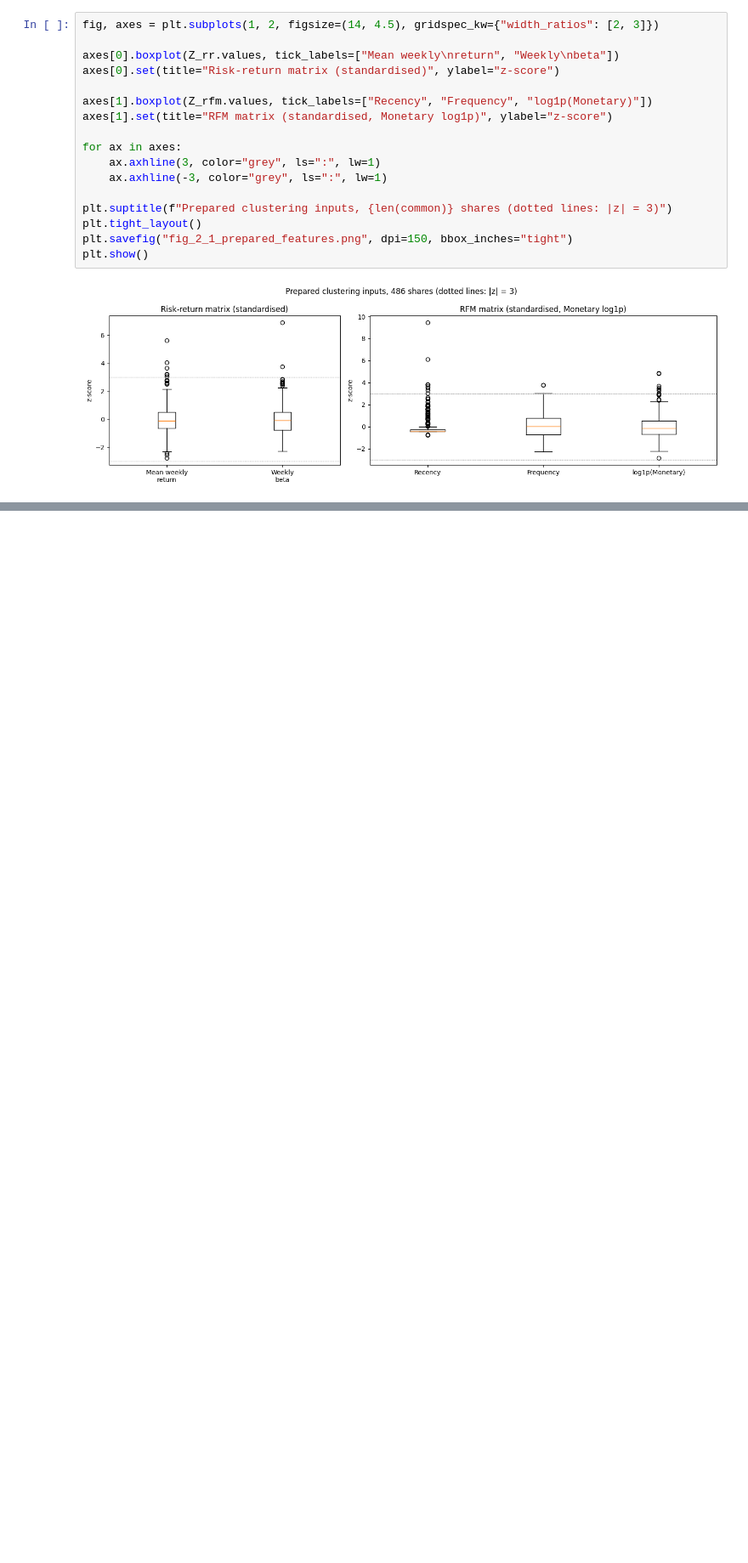
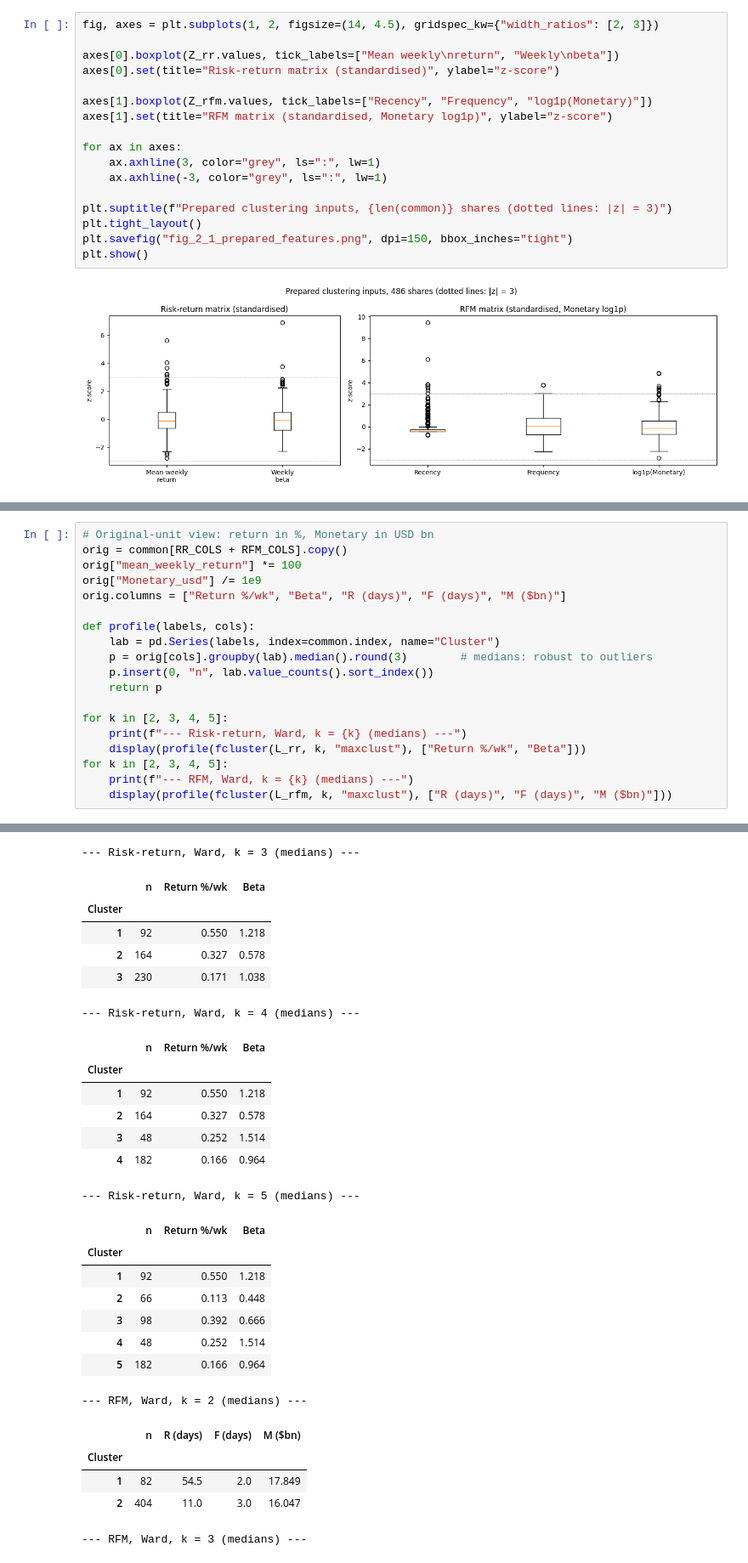
Before and after one commit to Dheena2411/CRM-CM-CW1, a Jupyter notebook: CRM&CM_CW1_T1_T2.ipynb, the cells around one changed output, grey strips where cells are left out. Shown at 85% size. Drawn from its saved outputs; the diff is of its cells as text; blank space fills up the shorter version.

```diff
--- a/CRM&CM_CW1_T1_T2.ipynb
+++ b/CRM&CM_CW1_T1_T2.ipynb
@@ -924,0 +1000,20 @@ plt.show()
+# %%
+# Original-unit view: return in %, Monetary in USD bn
+orig = common[RR_COLS + RFM_COLS].copy()
+orig["mean_weekly_return"] *= 100
+orig["Monetary_usd"] /= 1e9
+orig.columns = ["Return %/wk", "Beta", "R (days)", "F (days)", "M ($bn)"]
+
+def profile(labels, cols):
+    lab = pd.Series(labels, index=common.index, name="Cluster")
+    p = orig[cols].groupby(lab).median().round(3)        # medians: robust to outliers
+    p.insert(0, "n", lab.value_counts().sort_index())
+    return p
+
+for k in [2, 3, 4, 5]:
+    print(f"--- Risk-return, Ward, k = {k} (medians) ---")
+    display(profile(fcluster(L_rr, k, "maxclust"), ["Return %/wk", "Beta"]))
+for k in [2, 3, 4, 5]:
+    print(f"--- RFM, Ward, k = {k} (medians) ---")
+    display(profile(fcluster(L_rfm, k, "maxclust"), ["R (days)", "F (days)", "M ($bn)"]))
+# %% [output]
@@ -924,0 +1025,27 @@ plt.show()
+--- Risk-return, Ward, k = 3 (medians) ---
+|  | n | Return %/wk | Beta |
+| Cluster |  |  |  |
+| 1 | 92 | 0.550 | 1.218 |
+| 2 | 164 | 0.327 | 0.578 |
+| 3 | 230 | 0.171 | 1.038 |
+--- Risk-return, Ward, k = 4 (medians) ---
+|  | n | Return %/wk | Beta |
+| Cluster |  |  |  |
+| 1 | 92 | 0.550 | 1.218 |
+| 2 | 164 | 0.327 | 0.578 |
+| 3 | 48 | 0.252 | 1.514 |
+| 4 | 182 | 0.166 | 0.964 |
+--- Risk-return, Ward, k = 5 (medians) ---
+|  | n | Return %/wk | Beta |
+| Cluster |  |  |  |
+| 1 | 92 | 0.550 | 1.218 |
+| 2 | 66 | 0.113 | 0.448 |
+| 3 | 98 | 0.392 | 0.666 |
+| 4 | 48 | 0.252 | 1.514 |
+| 5 | 182 | 0.166 | 0.964 |
+--- RFM, Ward, k = 2 (medians) ---
+|  | n | R (days) | F (days) | M ($bn) |
+| Cluster |  |  |  |  |
+| 1 | 82 | 54.5 | 2.0 | 17.849 |
+| 2 | 404 | 11.0 | 3.0 | 16.047 |
+--- RFM, Ward, k = 3 (medians) ---
```
Also changed, not shown: parts of 5 cells of this notebook.
